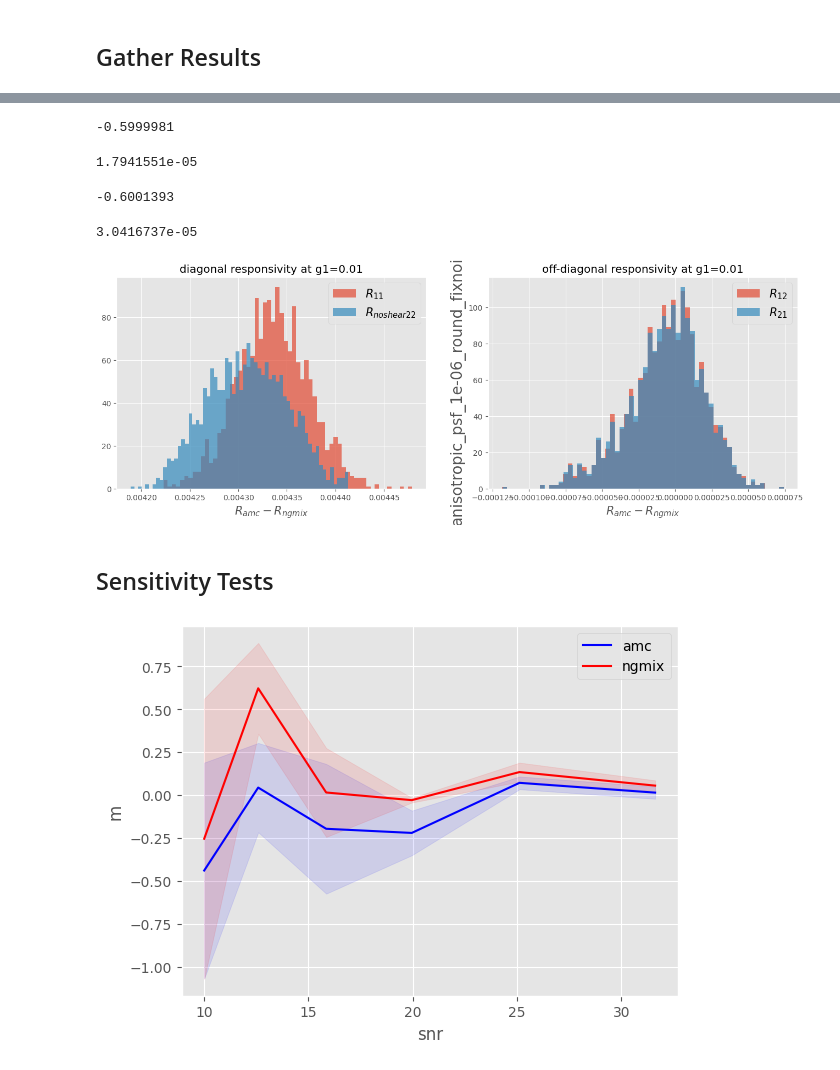
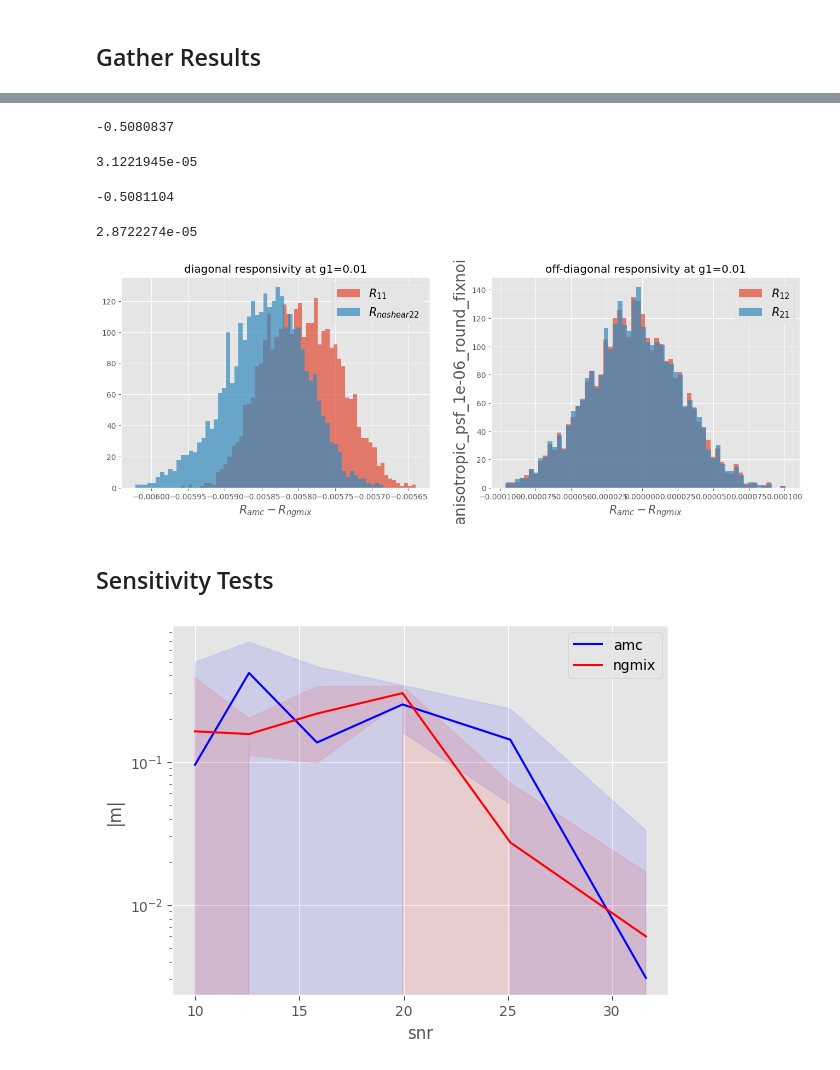
Before and after one commit to andrevitorelli/autometacal, a Jupyter notebook: notebooks/psf_metacal_moments_no_shape_noise.ipynb, the cells around one changed output, grey strips where cells are left out. Saved outputs shown, nothing was run; the diff lists cells and outputs as text; code cells hidden in the pictures.

```diff
--- a/notebooks/psf_metacal_moments_no_shape_noise.ipynb
+++ b/notebooks/psf_metacal_moments_no_shape_noise.ipynb
@@ -41,8 +41,7 @@ rng = np.random.RandomState(31415)
 stamp_size = 51
 batch_size = 30
 scale = 0.263
-window_fwhm = 1.2
-
+window_fwhm = 1.7
 #computation settings
 ncpus = 8
 
@@ -84,7 +83,8 @@ def observer(batch_size=25,
              true_epsf = [0.,0.],
              noise_level = 1e-6,
              shape_noise = False,
-             symmetric = True):
+             symmetric = True,
+             method ='auto'):
   '''creates observations for ngmix and amc'''
   #galaxy intrinsic properties
   gal_hlr = 0.5
@@ -94,10 +94,19 @@ def observer(batch_size=25,
   psf_obj = galsim.Moffat(beta=4.8, fwhm=psf_fwhm).shear(g1=true_epsf[0],g2=true_epsf[1])
   psf_images_list = []
   gal_images_list = []
-  method ='auto'
+
   for i in range(batch_size):
     #intrinsic shape
-    intrinsic_shape = [0,0] #for the future, add shape noise
+    if shape_noise:
+      e=99
+      while e>1:
+        #throws away choices with e>1
+        e1, e2 = np.random.normal(0,.3), np.random.normal(0,.3)
+        e = e1**2 + e2**2
+
+      intrinsic_shape = [e1,e2]
+    else:
+      intrinsic_shape = [0,0] #for the future, add shape noise
 
     obj = galsim.Exponential(half_light_radius=gal_hlr).shear(g1=intrinsic_shape[0],g2=intrinsic_shape[1])
     #shear
@@ -131,9 +140,7 @@ def observer(batch_size=25,
     psf_images90_list = []
     gal_images90_list = []
     for i in range(batch_size):
-      #intrinsic shape
-      intrinsic_shape = [0,0] #for the future, add shape noise
-
+      #use same intrinsic shape for cancelation
       obj90 = galsim.Exponential(half_light_radius=gal_hlr).shear(g1=intrinsic_shape[0],g2=intrinsic_shape[1]).rotate(galsimrot90)
       #shear
       obj90 = obj90.shear(g1=shear_true[0] ,g2=shear_true[1])
@@ -575,7 +582,7 @@ def run_field(shear_true,g_psf,noise_level,batches):
 
   return result
 # %%
-shear_range = linspace(-.01,.01,3)
+shear_range = linspace(-.01,.01,5)
 
 shear_ngmix_list = []
 shear_err_ngmix_list = []
@@ -593,7 +600,7 @@ Rpsf_amc_list = []
 
 for shear in tqdm.tqdm(shear_range):
   shear_true = array([shear,0.],dtype='float32')
-  result = run_field(shear_true,g_psf,noise_level,10)
+  result = run_field(shear_true,g_psf,noise_level,20)
   #ngmix
   shear_ngmix_list += [result['ngmix']['shear'] ]
   shear_err_ngmix_list += [result['ngmix']['shear_err']]
@@ -742,19 +749,19 @@ savefig(f'Rpsf_{settings_name}.jpg',bbox_inches='tight')
 # %%
 (Rpsf_amc - Rpsf_ngmix)[:,0,0].numpy().flatten().mean()
 # %% [output]
--0.5999981
+-0.5080837
 # %%
 (Rpsf_amc - Rpsf_ngmix)[:,0,0].numpy().flatten().std()
 # %% [output]
-1.7941551e-05
+3.1221945e-05
 # %%
 (Rpsf_amc - Rpsf_ngmix)[:,1,1].numpy().flatten().mean()
 # %% [output]
--0.6001393
+-0.5081104
 # %%
 (Rpsf_amc - Rpsf_ngmix)[:,1,1].numpy().flatten().std()
 # %% [output]
-3.0416737e-05
+2.8722274e-05
 # %%
 figure(figsize=(16,5))
 subplot(121)
@@ -772,7 +779,7 @@ xlabel('$R_{amc} - R_{ngmix}$',fontsize=15)
 title(f'off-diagonal responsivity at g1={shear}')
 savefig(f'R_{settings_name}.jpg',bbox_inches='tight')
 # %% [output]
-[figure, old version]
+[figure, new version]
 # %% [markdown]
 ## Sensitivity Tests
 # %%
@@ -913,19 +923,19 @@ def plotcontour(X,Y,Ym,Yp,label,color):
 # %%
 X = 1/sqrt(noises) #~snr
 # %%
-Y1 = m1_amc_list
+Y1 = abs(array(m1_amc_list))
 Y1e= m1_amc_err_list
 
-Y2 = m1_ngmix_list
+Y2 = abs(array(m1_ngmix_list))
 Y2e= m1_ngmix_err_list
 
 plotcontour(X,Y1,Y1e,Y1e,'amc','b')
 plotcontour(X,Y2,Y2e,Y2e,'ngmix','r')
-
+yscale('log')
 xlabel('snr')
-ylabel('m')
+ylabel('|m|')
 legend()
 savefig('sensitivity_m1.jpeg')
 # %% [output]
-[figure, old version]
+[figure, new version]
 # %%
```
Also changed, not shown: parts of 9 cells of this notebook, 2 other files.
